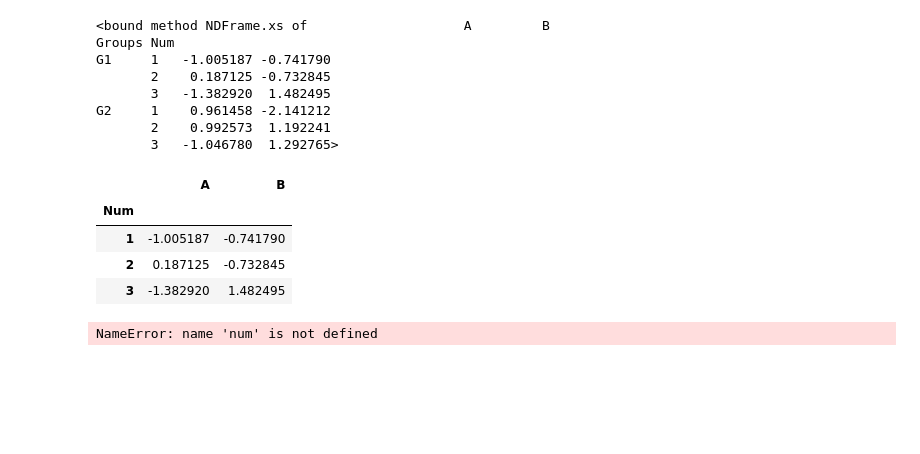
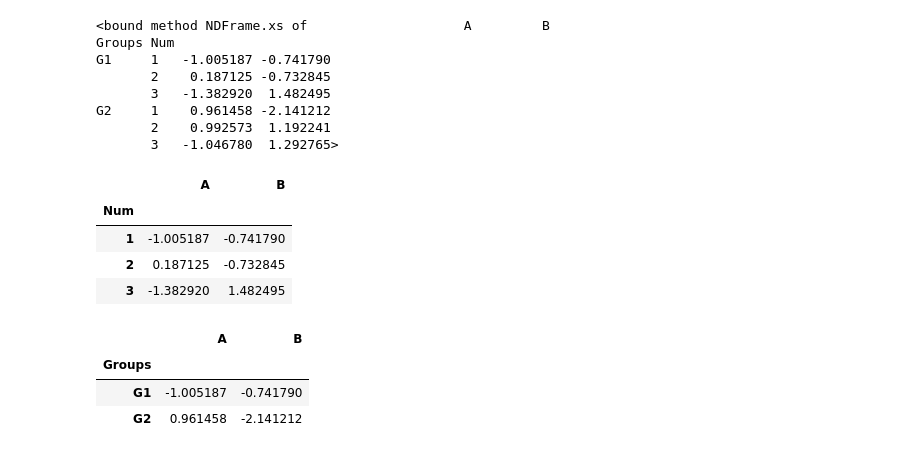
Before and after one commit to r-abinash/jupyter-notebook-practice, a Jupyter notebook: 03-Python-for-Data-Analysis-Pandas/practice-dataframe.ipynb, the cells around one changed output. Saved outputs shown, nothing was run; the diff lists cells and outputs as text; code cells hidden in the pictures; blank space fills up the shorter version.

```diff
--- a/03-Python-for-Data-Analysis-Pandas/practice-dataframe.ipynb
+++ b/03-Python-for-Data-Analysis-Pandas/practice-dataframe.ipynb
@@ -422,6 +422,9 @@ df.xs('G1')
 | 3 | -1.382920 | 1.482495 |
 # %%
 # if i want row 1 fronm both g1 and g2
-df.xs(1,level=num)
+df.xs(1,level='Num')
 # %% [output]
-NameError: name 'num' is not defined
+|  | A | B |
+| Groups |  |  |
+| G1 | -1.005187 | -0.741790 |
+| G2 | 0.961458 | -2.141212 |
```
Also changed, not shown: 1 other file.
